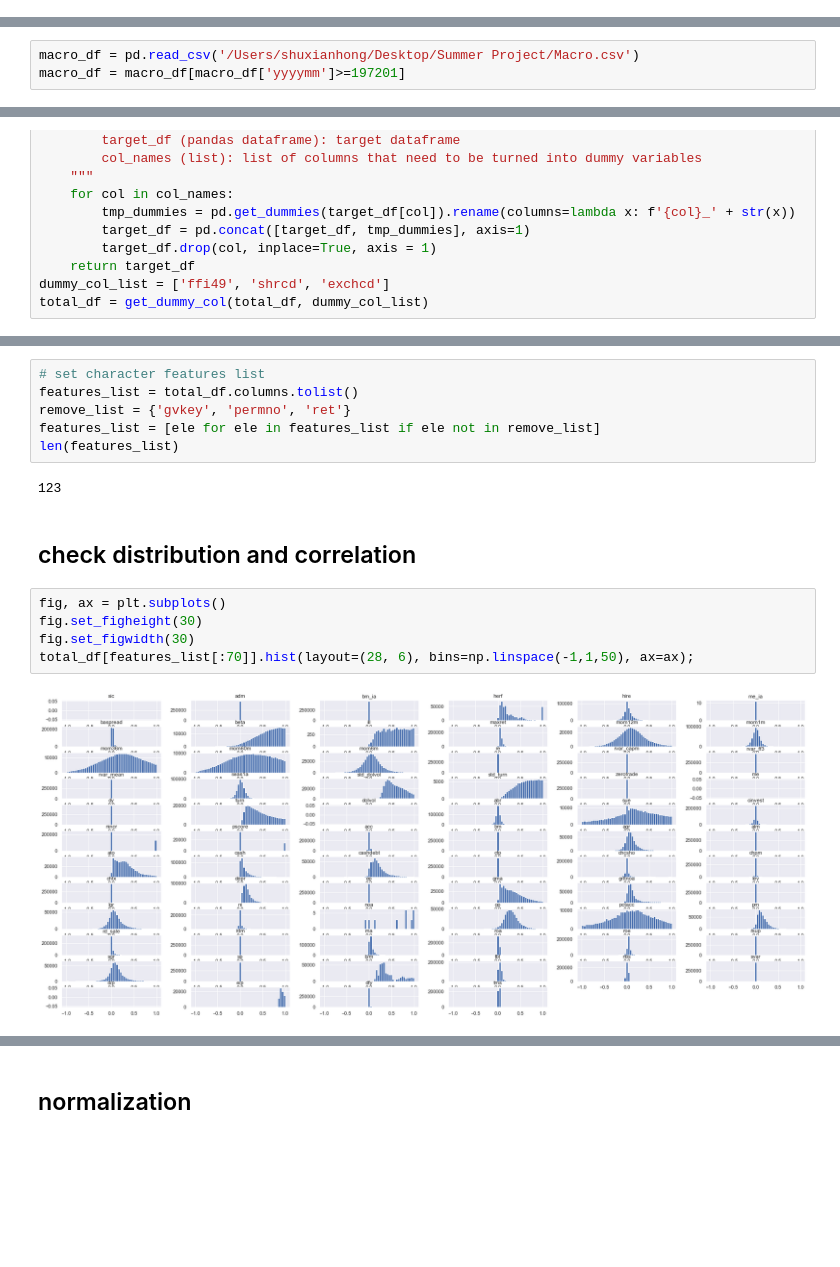
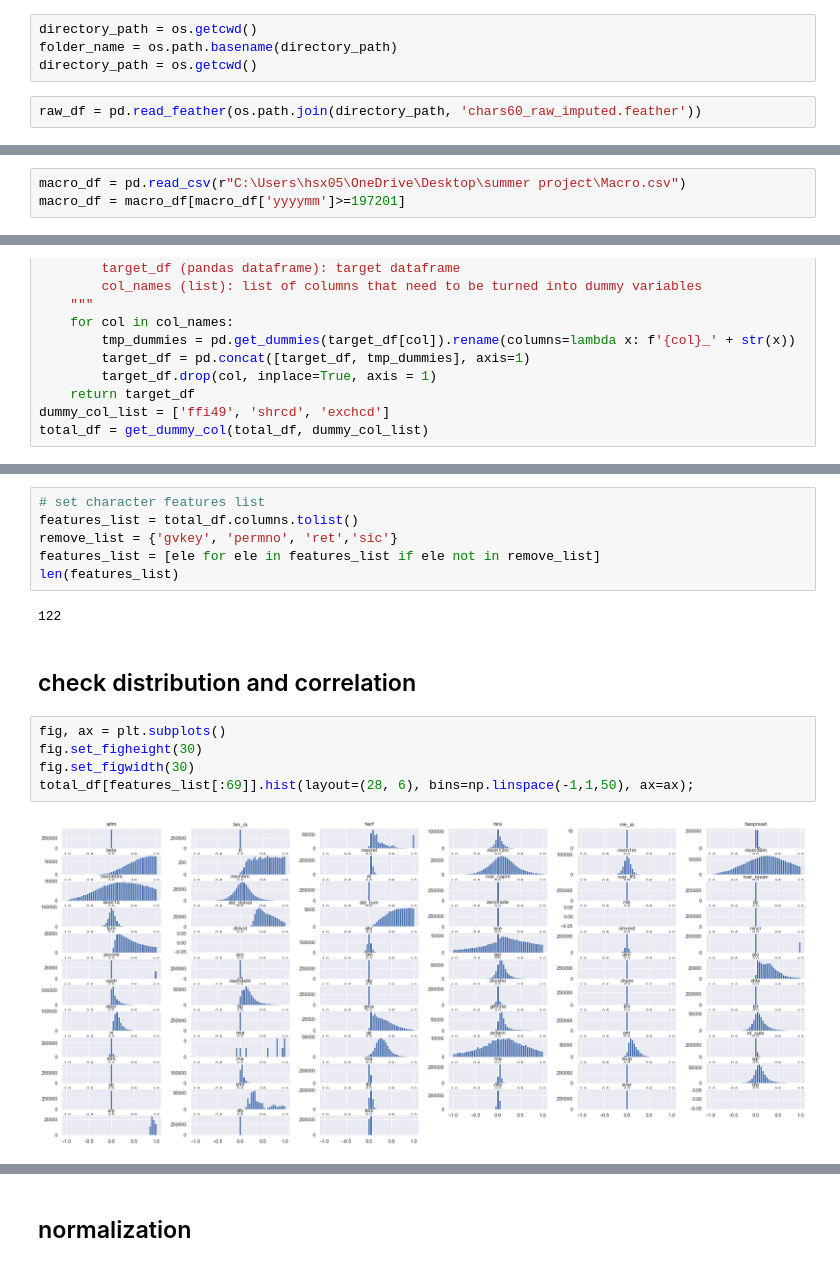
Before and after one commit to shh128/Summer-project-ML, a Jupyter notebook: Neural_Network.ipynb, the cells around one changed output, grey strips where cells are left out. Drawn from its saved outputs; the diff is of its cells as text; blank space fills up the shorter version.

```diff
--- a/Neural_Network.ipynb
+++ b/Neural_Network.ipynb
@@ -30,3 +31,9 @@ raw_df=feather.read_feather('/Users/shuxianhong/Desktop/Summer Project/chars60_r
+# %%
+directory_path = os.getcwd()
+folder_name = os.path.basename(directory_path)
+directory_path = os.getcwd()
+# %%
+raw_df = pd.read_feather(os.path.join(directory_path, 'chars60_raw_imputed.feather'))
 # %%
 raw_df.columns
 # %% [output]
@@ -93,5 +103,5 @@ raw_df
 # %%
-macro_df = pd.read_csv('/Users/shuxianhong/Desktop/Summer Project/Macro.csv')
+macro_df = pd.read_csv(r"C:\Users\hsx05\OneDrive\Desktop\summer project\Macro.csv")
 macro_df = macro_df[macro_df['yyyymm']>=197201]
 # %%
 macro_df
@@ -177,19 +202,19 @@ each_month_permno_num.plot(x='date', y='number_of_permno')
 # %%
 # set character features list
 features_list = total_df.columns.tolist()
-remove_list = {'gvkey', 'permno', 'ret'}
+remove_list = {'gvkey', 'permno', 'ret','sic'}
 features_list = [ele for ele in features_list if ele not in remove_list]
 len(features_list)
 # %% [output]
-123
+122
 # %% [markdown]
 ## check distribution and correlation
 # %%
 fig, ax = plt.subplots()
 fig.set_figheight(30)
 fig.set_figwidth(30)
-total_df[features_list[:70]].hist(layout=(28, 6), bins=np.linspace(-1,1,50), ax=ax);
+total_df[features_list[:69]].hist(layout=(28, 6), bins=np.linspace(-1,1,50), ax=ax);
 # %% [output]
-[figure, old version]
+[figure, new version]
 # %%
 plt.figure(figsize = (18,18))
```
Also changed, not shown: parts of 67 cells of this notebook.
